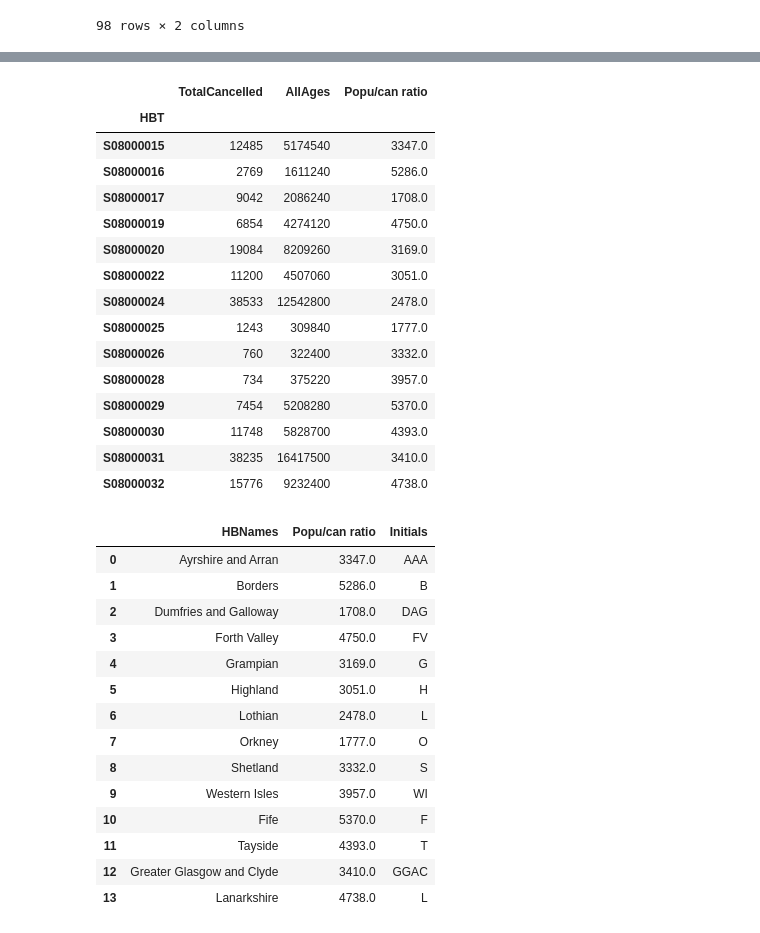
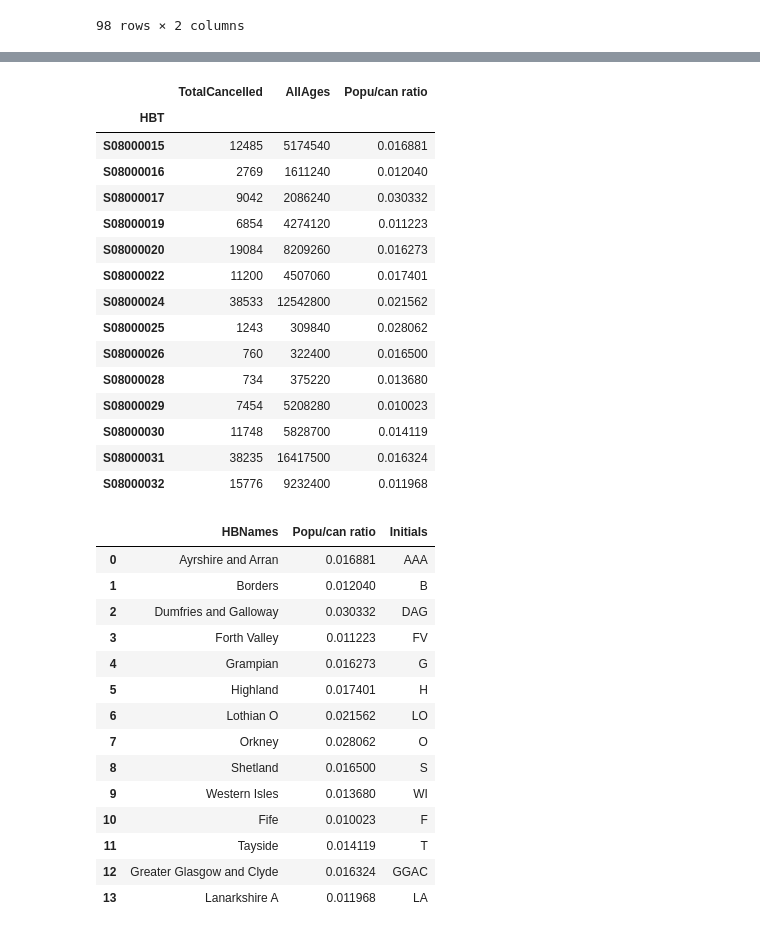
Before and after one commit to brianej/fdscw3, a Jupyter notebook: q4.ipynb, the cells around one changed output, grey strips where cells are left out. Drawn from its saved outputs; the diff is of its cells as text; code cells hidden in the pictures.

```diff
--- a/q4.ipynb
+++ b/q4.ipynb
@@ -334,8 +347,8 @@ merged_df
 98 rows × 2 columns
 # %%
 
-merged_df['Popu/can ratio'] = merged_df["AllAges"]/merged_df["TotalCancelled"].round(0)
-merged_df['Popu/can ratio'] = merged_df['Popu/can ratio'].round(0)
+merged_df['Popu/can ratio'] = merged_df["TotalCancelled"]/merged_df["AllAges"].round(0)
+merged_df['Popu/can ratio'] = merged_df['Popu/can ratio']
 merged_df
 # %% [output]
 |  |  | TotalCancelled | AllAges | Popu/can ratio |
@@ -358,39 +371,41 @@ merged_sum
 # %% [output]
 |  | TotalCancelled | AllAges | Popu/can ratio |
 | HBT |  |  |  |
-| S08000015 | 12485 | 5174540 | 3347.0 |
-| S08000016 | 2769 | 1611240 | 5286.0 |
-| S08000017 | 9042 | 2086240 | 1708.0 |
-| S08000019 | 6854 | 4274120 | 4750.0 |
-| S08000020 | 19084 | 8209260 | 3169.0 |
-| S08000022 | 11200 | 4507060 | 3051.0 |
-| S08000024 | 38533 | 12542800 | 2478.0 |
-| S08000025 | 1243 | 309840 | 1777.0 |
-| S08000026 | 760 | 322400 | 3332.0 |
-| S08000028 | 734 | 375220 | 3957.0 |
-| S08000029 | 7454 | 5208280 | 5370.0 |
-| S08000030 | 11748 | 5828700 | 4393.0 |
-| S08000031 | 38235 | 16417500 | 3410.0 |
-| S08000032 | 15776 | 9232400 | 4738.0 |
+| S08000015 | 12485 | 5174540 | 0.016881 |
+| S08000016 | 2769 | 1611240 | 0.012040 |
+| S08000017 | 9042 | 2086240 | 0.030332 |
+| S08000019 | 6854 | 4274120 | 0.011223 |
+| S08000020 | 19084 | 8209260 | 0.016273 |
+| S08000022 | 11200 | 4507060 | 0.017401 |
+| S08000024 | 38533 | 12542800 | 0.021562 |
+| S08000025 | 1243 | 309840 | 0.028062 |
+| S08000026 | 760 | 322400 | 0.016500 |
+| S08000028 | 734 | 375220 | 0.013680 |
+| S08000029 | 7454 | 5208280 | 0.010023 |
+| S08000030 | 11748 | 5828700 | 0.014119 |
+| S08000031 | 38235 | 16417500 | 0.016324 |
+| S08000032 | 15776 | 9232400 | 0.011968 |
 # %%
 merged_namessum = pd.merge(merged_sum, hb_names, on = "HBT")
 merged_namessum = merged_namessum[["HBNames","Popu/can ratio"]]
+merged_namessum = merged_namessum.replace("Lothian", "Lothian O")
+merged_namessum = merged_namessum.replace("Lanarkshire","Lanarkshire A")
 merged_namessum['Initials'] = merged_namessum['HBNames'].apply(get_initials)
 
 merged_namessum
 # %% [output]
 |  | HBNames | Popu/can ratio | Initials |
-| 0 | Ayrshire and Arran | 3347.0 | AAA |
-| 1 | Borders | 5286.0 | B |
-| 2 | Dumfries and Galloway | 1708.0 | DAG |
-| 3 | Forth Valley | 4750.0 | FV |
-| 4 | Grampian | 3169.0 | G |
-| 5 | Highland | 3051.0 | H |
-| 6 | Lothian | 2478.0 | L |
-| 7 | Orkney | 1777.0 | O |
-| 8 | Shetland | 3332.0 | S |
-| 9 | Western Isles | 3957.0 | WI |
-| 10 | Fife | 5370.0 | F |
-| 11 | Tayside | 4393.0 | T |
-| 12 | Greater Glasgow and Clyde | 3410.0 | GGAC |
-| 13 | Lanarkshire | 4738.0 | L |
+| 0 | Ayrshire and Arran | 0.016881 | AAA |
+| 1 | Borders | 0.012040 | B |
+| 2 | Dumfries and Galloway | 0.030332 | DAG |
+| 3 | Forth Valley | 0.011223 | FV |
+| 4 | Grampian | 0.016273 | G |
+| 5 | Highland | 0.017401 | H |
+| 6 | Lothian O | 0.021562 | LO |
+| 7 | Orkney | 0.028062 | O |
+| 8 | Shetland | 0.016500 | S |
+| 9 | Western Isles | 0.013680 | WI |
+| 10 | Fife | 0.010023 | F |
+| 11 | Tayside | 0.014119 | T |
+| 12 | Greater Glasgow and Clyde | 0.016324 | GGAC |
+| 13 | Lanarkshire A | 0.011968 | LA |
```
Also changed, not shown: parts of 6 cells of this notebook.
